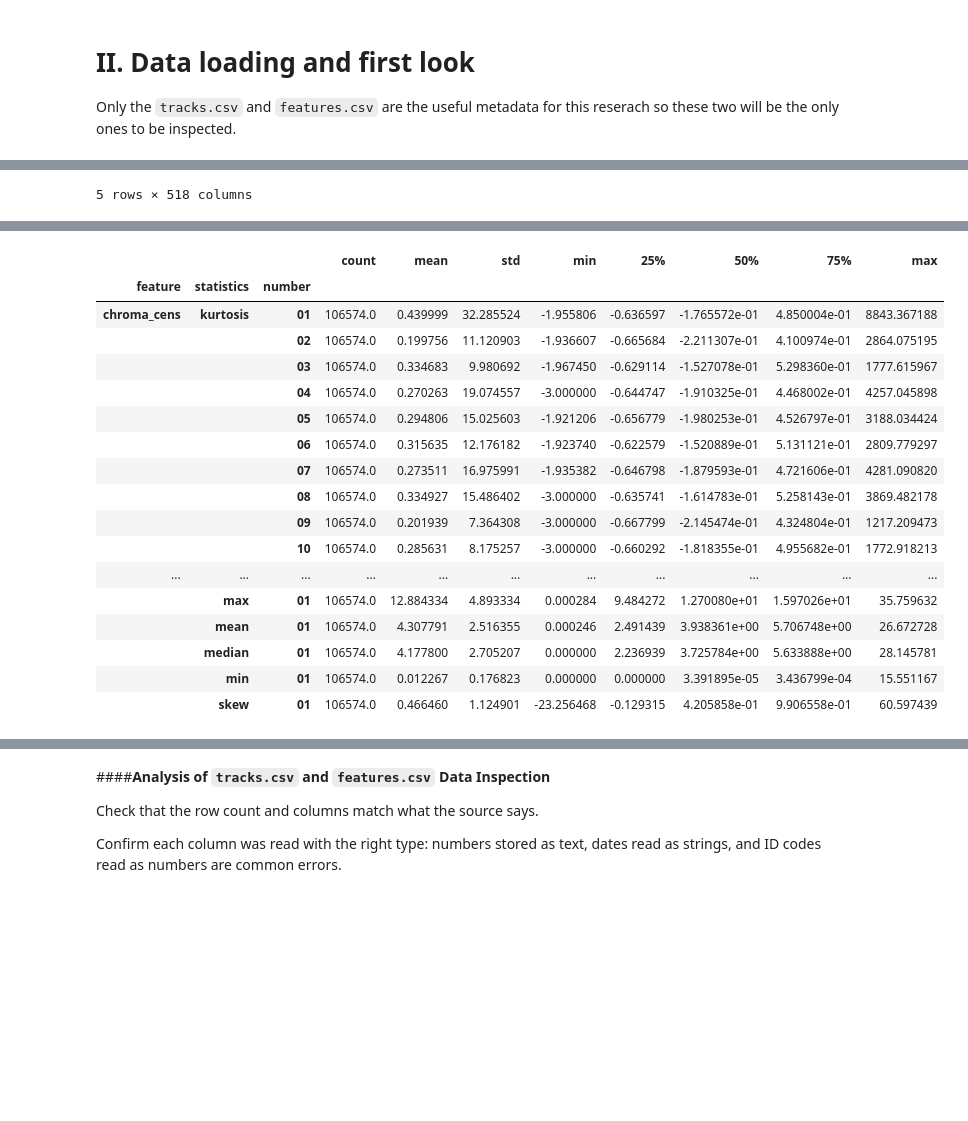
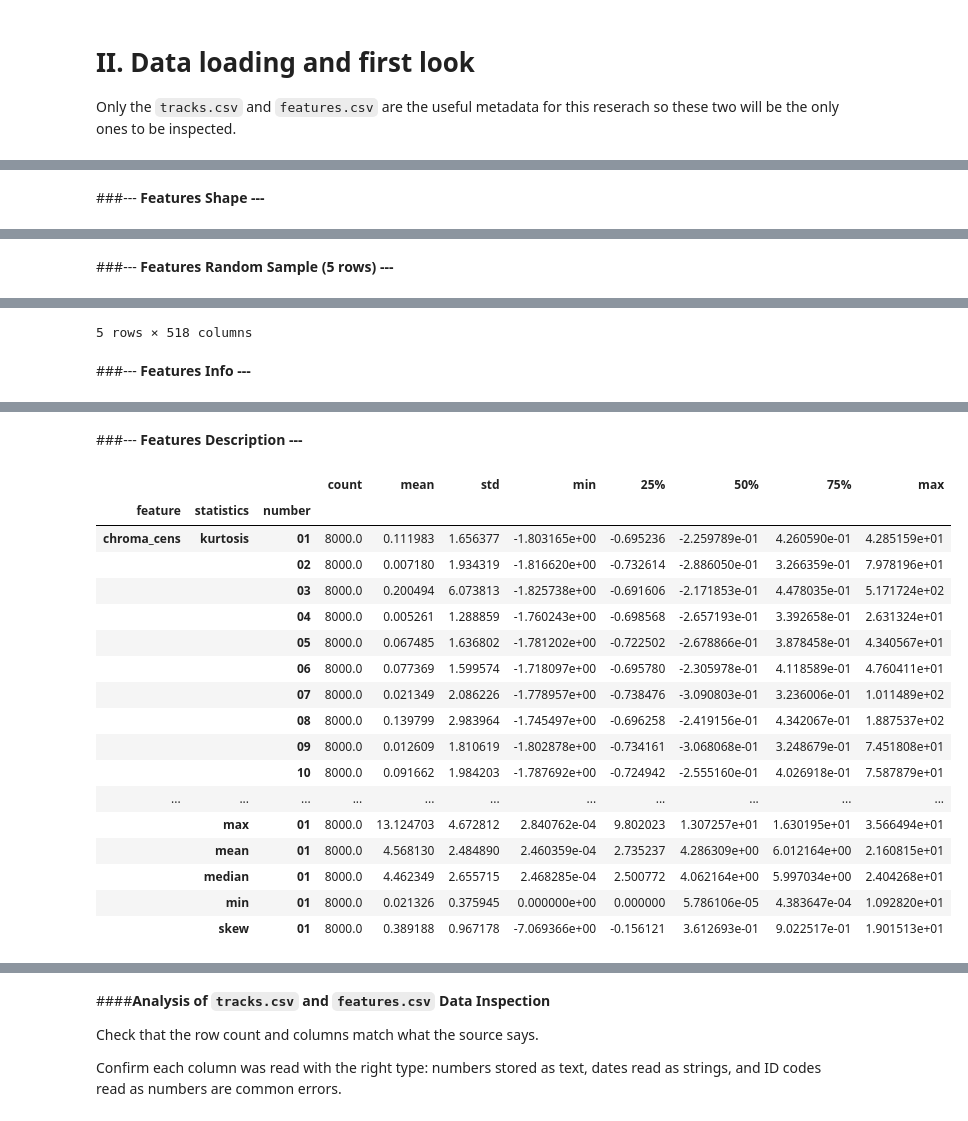
Before and after one commit to daqhi/Music-Genre-Classification, a Jupyter notebook: music_genre_classification.ipynb, the cells around one changed output, grey strips where cells are left out. Cells and saved outputs as stored; diff of their text form; code cells hidden in the pictures; blank space fills up the shorter version.

Commit message:
added data quality assessment and filtered the dataset to fma-small

```diff
--- a/music_genre_classification.ipynb
+++ b/music_genre_classification.ipynb
@@ -97,23 +96,28 @@ import matplotlib.pyplot as plt
 import seaborn as sns
 from scipy import stats
 # %%
+# DATA LOADING FOR tracks.csv
+
 tracks_path = os.path.join(fma_metadata_path, 'tracks.csv')
 
 # load the raw metadata handling the multi-index header
 tracks = pd.read_csv(tracks_path, index_col=0, header=[0, 1])
 
+# filtering the tracks to tee fma-small dataset
+small_tracks = tracks[tracks[('set', 'subset')] == 'small']
+
 #print the shape, sample, info, and description
-print("--- Tracks Shape ---")
-print(tracks.shape)
+display(Markdown("\n###--- **Tracks Shape ---**"))
+print("Tracks Shape: ",small_tracks.shape)
 
-print("\n--- Tracks Random Sample (5 rows) ---")
-display(tracks.sample(5, random_state=67))
+display(Markdown("\n###--- **Tracks Random Sample (5 rows) ---**"))
+display(small_tracks.sample(5, random_state=67))
 
-print("\n--- Tracks Info ---")
-tracks.info()
+display(Markdown("\n###--- **Tracks Info ---**"))
+small_tracks.info()
 
-print("\n--- Tracks Description ---")
+display(Markdown("\n###--- **Tracks Description ---**"))
 # Enable pandas to display all rows/columns so nothing gets truncated in the summary
 with pd.option_context('display.max_rows', None, 'display.max_columns', None):
-    display(tracks.describe(include='all').T)
+    display(small_tracks.describe(include='all').T)
 # %% [output]
@@ -167,21 +176,28 @@ memory usage: 43.1+ MB
 # %%
+# DATA LOADING FOR features.csv
+
 features_path = os.path.join(fma_metadata_path, 'features.csv')
 
 # load the raw metadata handling the multi-index header
 features = pd.read_csv(features_path, index_col=0, header=[0, 1, 2])
 
+#filter features to match the track_ids of the small subset
+small_features = features.loc[small_tracks.index]
+
 #print the shape, sample, and info
-print("\n--- Features Shape ---")
-print(features.shape)
+display(Markdown("\n###--- **Features Shape ---**"))
+print("Features Shape: ",small_features.shape)
 
-print("\n--- Features Random Sample (5 rows) ---")
-display(features.sample(5, random_state=67))
+display(Markdown("\n###--- **Features Random Sample (5 rows) ---**"))
+display(small_features.sample(5, random_state=67))
 
-print("\n--- Features Info ---")
-features.info()
+display(Markdown("\n###--- **Features Info ---**"))
+small_features.info()
 
-print("\n--- Features Description ---")
+display(Markdown("\n###--- **Features Description ---**"))
 # Enable pandas to display all rows/columns so nothing gets truncated in the summary
 with pd.option_context('display.max_rows', None, 'display.max_columns', None):
-    display(features.describe(include='all').T)
+    display(small_features.describe(include='all').T)
 # %% [output]
+
+###--- **Features Shape ---**
@@ -192,3 +205,5 @@ with pd.option_context('display.max_rows', None, 'display.max_columns', None):
+
+###--- **Features Random Sample (5 rows) ---**
 | feature | chroma_cens |  |  |  |  |  |  |  |  |  | ... |
 | statistics | kurtosis |  |  |  |  |  |  |  |  |  | ... |
 | number | 01 | 02 | 03 | 04 | 05 | 06 | 07 | 08 | 09 | 10 | ... |
@@ -201 +216,3 @@ with pd.option_context('display.max_rows', None, 'display.max_columns', None):
 5 rows × 518 columns
+
+###--- **Features Info ---**
@@ -210,18 +224,20 @@ memory usage: 422.0 MB
+
+###--- **Features Description ---**
 |  |  |  | count | mean | std | min | 25% | 50% | 75% | max |
 | feature | statistics | number |  |  |  |  |  |  |  |  |
-| chroma_cens | kurtosis | 01 | 106574.0 | 0.439999 | 32.285524 | -1.955806 | -0.636597 | -1.765572e-01 | 4.850004e-01 | 8843.367188 |
-|  |  | 02 | 106574.0 | 0.199756 | 11.120903 | -1.936607 | -0.665684 | -2.211307e-01 | 4.100974e-01 | 2864.075195 |
-|  |  | 03 | 106574.0 | 0.334683 | 9.980692 | -1.967450 | -0.629114 | -1.527078e-01 | 5.298360e-01 | 1777.615967 |
-|  |  | 04 | 106574.0 | 0.270263 | 19.074557 | -3.000000 | -0.644747 | -1.910325e-01 | 4.468002e-01 | 4257.045898 |
-|  |  | 05 | 106574.0 | 0.294806 | 15.025603 | -1.921206 | -0.656779 | -1.980253e-01 | 4.526797e-01 | 3188.034424 |
-|  |  | 06 | 106574.0 | 0.315635 | 12.176182 | -1.923740 | -0.622579 | -1.520889e-01 | 5.131121e-01 | 2809.779297 |
-|  |  | 07 | 106574.0 | 0.273511 | 16.975991 | -1.935382 | -0.646798 | -1.879593e-01 | 4.721606e-01 | 4281.090820 |
-|  |  | 08 | 106574.0 | 0.334927 | 15.486402 | -3.000000 | -0.635741 | -1.614783e-01 | 5.258143e-01 | 3869.482178 |
-|  |  | 09 | 106574.0 | 0.201939 | 7.364308 | -3.000000 | -0.667799 | -2.145474e-01 | 4.324804e-01 | 1217.209473 |
-|  |  | 10 | 106574.0 | 0.285631 | 8.175257 | -3.000000 | -0.660292 | -1.818355e-01 | 4.955682e-01 | 1772.918213 |
+| chroma_cens | kurtosis | 01 | 8000.0 | 0.111983 | 1.656377 | -1.803165e+00 | -0.695236 | -2.259789e-01 | 4.260590e-01 | 4.285159e+01 |
+|  |  | 02 | 8000.0 | 0.007180 | 1.934319 | -1.816620e+00 | -0.732614 | -2.886050e-01 | 3.266359e-01 | 7.978196e+01 |
+|  |  | 03 | 8000.0 | 0.200494 | 6.073813 | -1.825738e+00 | -0.691606 | -2.171853e-01 | 4.478035e-01 | 5.171724e+02 |
+|  |  | 04 | 8000.0 | 0.005261 | 1.288859 | -1.760243e+00 | -0.698568 | -2.657193e-01 | 3.392658e-01 | 2.631324e+01 |
+|  |  | 05 | 8000.0 | 0.067485 | 1.636802 | -1.781202e+00 | -0.722502 | -2.678866e-01 | 3.878458e-01 | 4.340567e+01 |
+|  |  | 06 | 8000.0 | 0.077369 | 1.599574 | -1.718097e+00 | -0.695780 | -2.305978e-01 | 4.118589e-01 | 4.760411e+01 |
+|  |  | 07 | 8000.0 | 0.021349 | 2.086226 | -1.778957e+00 | -0.738476 | -3.090803e-01 | 3.236006e-01 | 1.011489e+02 |
+|  |  | 08 | 8000.0 | 0.139799 | 2.983964 | -1.745497e+00 | -0.696258 | -2.419156e-01 | 4.342067e-01 | 1.887537e+02 |
+|  |  | 09 | 8000.0 | 0.012609 | 1.810619 | -1.802878e+00 | -0.734161 | -3.068068e-01 | 3.248679e-01 | 7.451808e+01 |
+|  |  | 10 | 8000.0 | 0.091662 | 1.984203 | -1.787692e+00 | -0.724942 | -2.555160e-01 | 4.026918e-01 | 7.587879e+01 |
 | ... | ... | ... | ... | ... | ... | ... | ... | ... | ... | ... |
-|  | max | 01 | 106574.0 | 12.884334 | 4.893334 | 0.000284 | 9.484272 | 1.270080e+01 | 1.597026e+01 | 35.759632 |
-|  | mean | 01 | 106574.0 | 4.307791 | 2.516355 | 0.000246 | 2.491439 | 3.938361e+00 | 5.706748e+00 | 26.672728 |
-|  | median | 01 | 106574.0 | 4.177800 | 2.705207 | 0.000000 | 2.236939 | 3.725784e+00 | 5.633888e+00 | 28.145781 |
-|  | min | 01 | 106574.0 | 0.012267 | 0.176823 | 0.000000 | 0.000000 | 3.391895e-05 | 3.436799e-04 | 15.551167 |
-|  | skew | 01 | 106574.0 | 0.466460 | 1.124901 | -23.256468 | -0.129315 | 4.205858e-01 | 9.906558e-01 | 60.597439 |
+|  | max | 01 | 8000.0 | 13.124703 | 4.672812 | 2.840762e-04 | 9.802023 | 1.307257e+01 | 1.630195e+01 | 3.566494e+01 |
+|  | mean | 01 | 8000.0 | 4.568130 | 2.484890 | 2.460359e-04 | 2.735237 | 4.286309e+00 | 6.012164e+00 | 2.160815e+01 |
+|  | median | 01 | 8000.0 | 4.462349 | 2.655715 | 2.468285e-04 | 2.500772 | 4.062164e+00 | 5.997034e+00 | 2.404268e+01 |
+|  | min | 01 | 8000.0 | 0.021326 | 0.375945 | 0.000000e+00 | 0.000000 | 5.786106e-05 | 4.383647e-04 | 1.092820e+01 |
+|  | skew | 01 | 8000.0 | 0.389188 | 0.967178 | -7.069366e+00 | -0.156121 | 3.612693e-01 | 9.022517e-01 | 1.901513e+01 |
```
Also changed, not shown: parts of 7 cells of this notebook.
